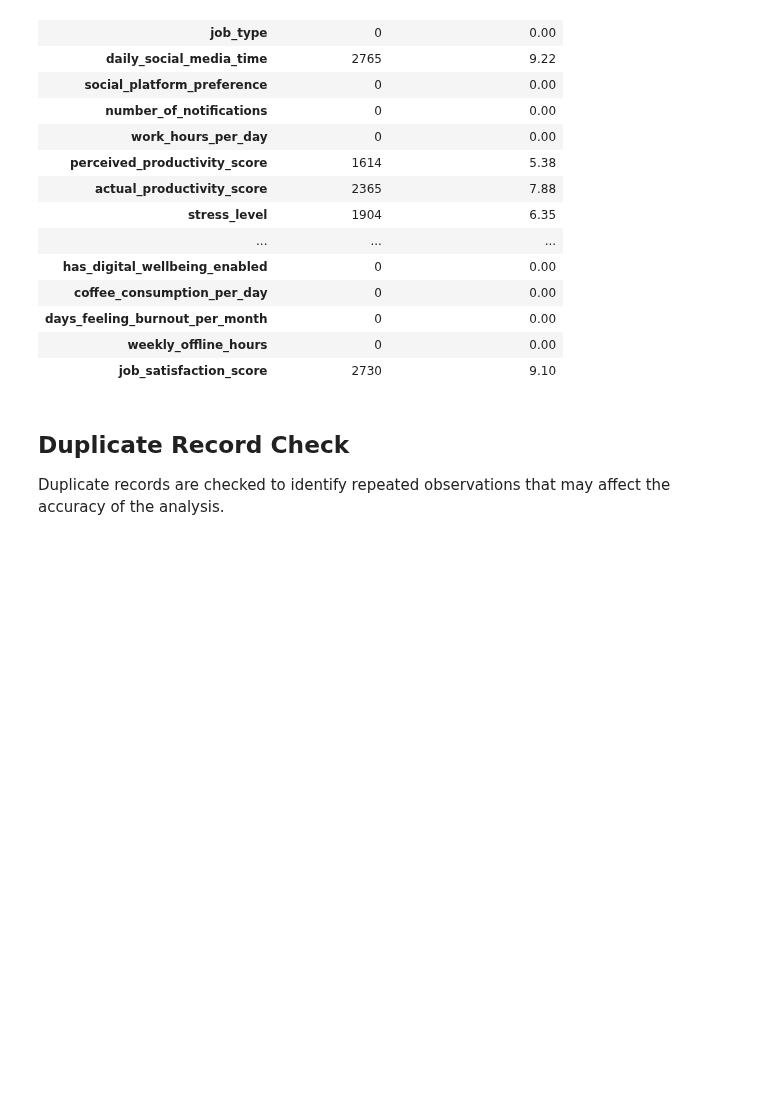
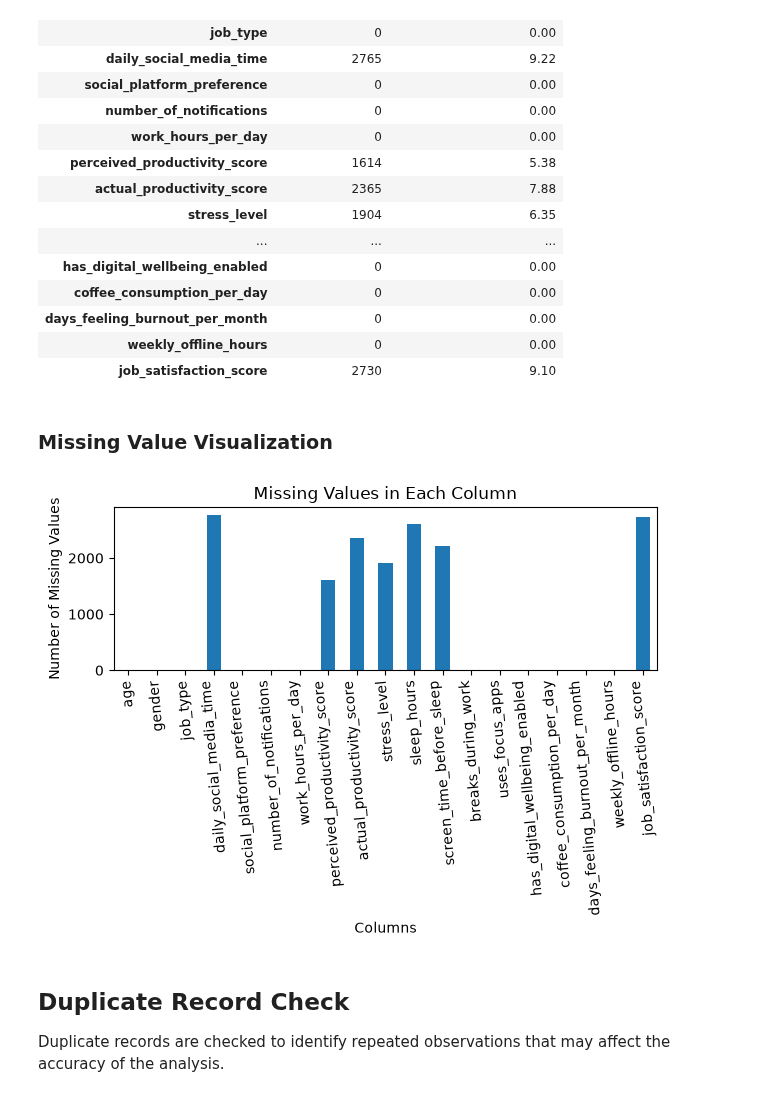
Before and after one commit to Ashmitha-27/DSV-Social-Media-Productivity-Analysis, a Jupyter notebook: Week2_Know_Your_Data.ipynb, the cells around one changed output. Saved outputs shown, nothing was run; the diff lists cells and outputs as text; code cells hidden in the pictures; blank space fills up the shorter version.

```diff
--- a/Week2_Know_Your_Data.ipynb
+++ b/Week2_Know_Your_Data.ipynb
@@ -175,6 +175,21 @@ missing_report
 | days_feeling_burnout_per_month | 0 | 0.00 |
 | weekly_offline_hours | 0 | 0.00 |
 | job_satisfaction_score | 2730 | 9.10 |
+# %% [markdown]
+### Missing Value Visualization
+# %%
+missing = df.isnull().sum()
+
+missing.plot(kind='bar')
+
+plt.title('Missing Values in Each Column')
+plt.xlabel('Columns')
+plt.ylabel('Number of Missing Values')
+plt.xticks(rotation=95)
+plt.tight_layout()
+plt.show()
+# %% [output]
+[figure, added]
 # %% [markdown]
 ## Duplicate Record Check
 
```
Also changed, not shown: parts of 1 cell of this notebook.
